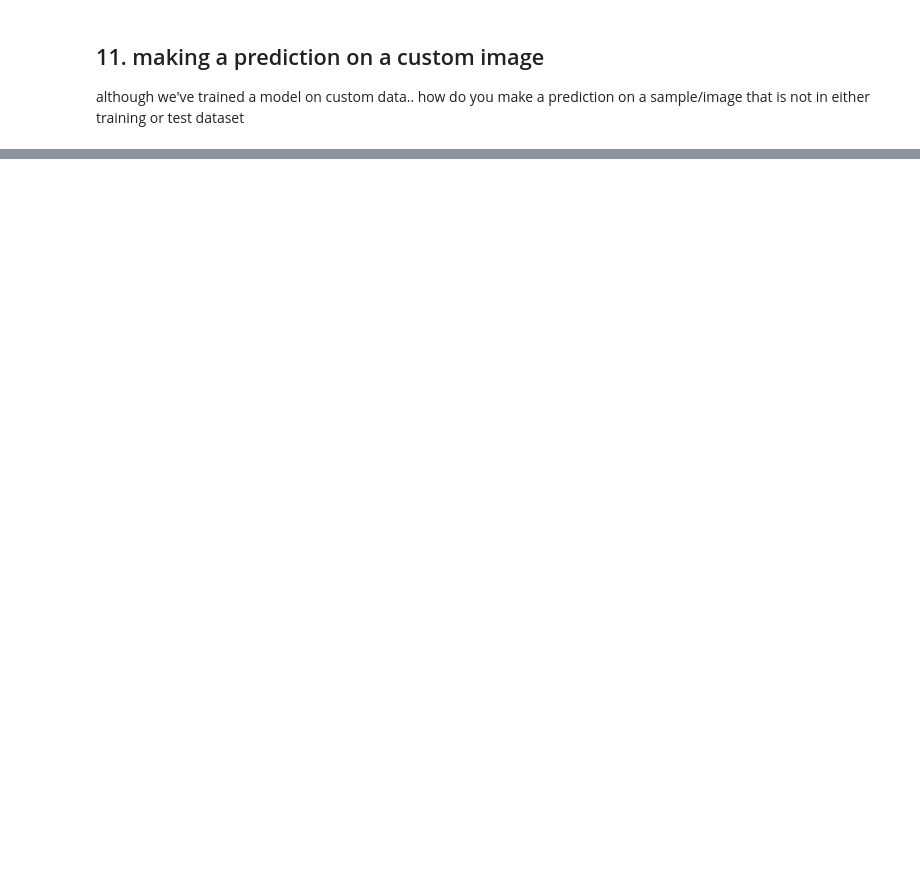
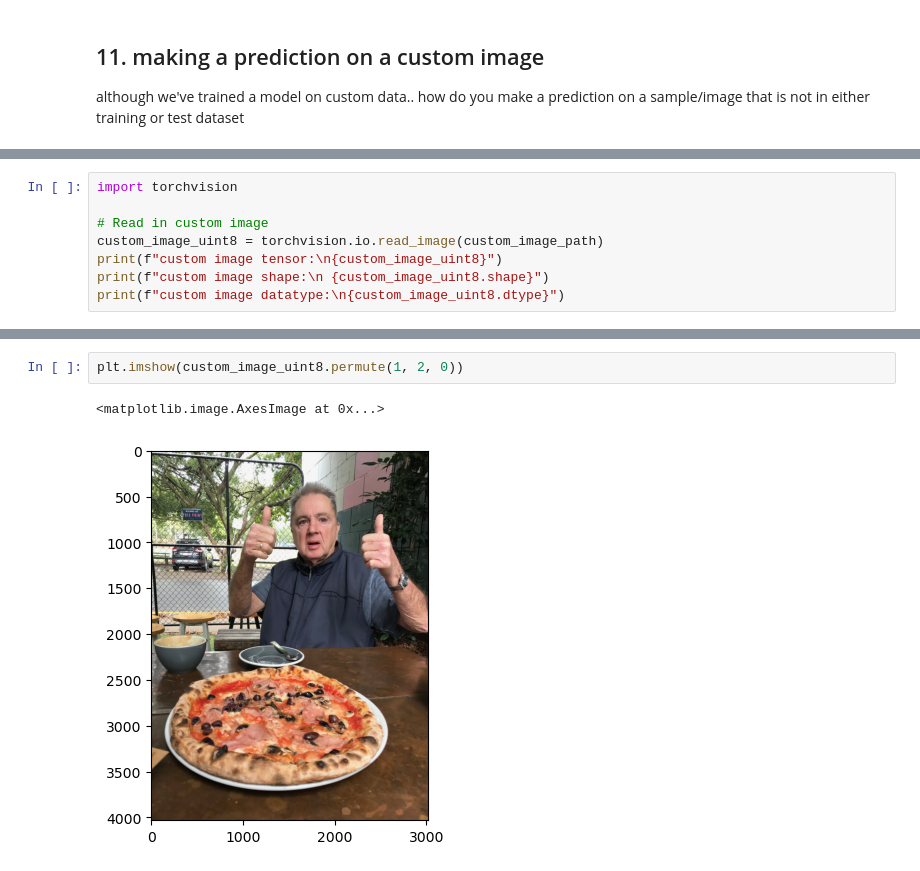
Before and after one commit to diyangraditya/PyTorchLearnings_UDEMY, a Jupyter notebook: Notebooks/UDEMY_04_PyTorch_custom_datasets.ipynb, the cells around one changed output, grey strips where cells are left out. Drawn from its saved outputs; the diff is of its cells as text; blank space fills up the shorter version.

Commit message:
fix: load image to tensor

```diff
--- a/Notebooks/UDEMY_04_PyTorch_custom_datasets.ipynb
+++ b/Notebooks/UDEMY_04_PyTorch_custom_datasets.ipynb
@@ -1314,0 +1312,8 @@ Download ../Datasets/04-pizza-dad.jpeg
+# %%
+import torchvision
+
+# Read in custom image
+custom_image_uint8 = torchvision.io.read_image(custom_image_path)
+print(f"custom image tensor:\n{custom_image_uint8}")
+print(f"custom image shape:\n {custom_image_uint8.shape}")
+print(f"custom image datatype:\n{custom_image_uint8.dtype}")
@@ -1314,0 +1338,5 @@ Download ../Datasets/04-pizza-dad.jpeg
+# %%
+plt.imshow(custom_image_uint8.permute(1, 2, 0))
+# %% [output]
+<matplotlib.image.AxesImage at 0x...>
+[figure, added]
```
Also changed, not shown: parts of 24 cells of this notebook.
